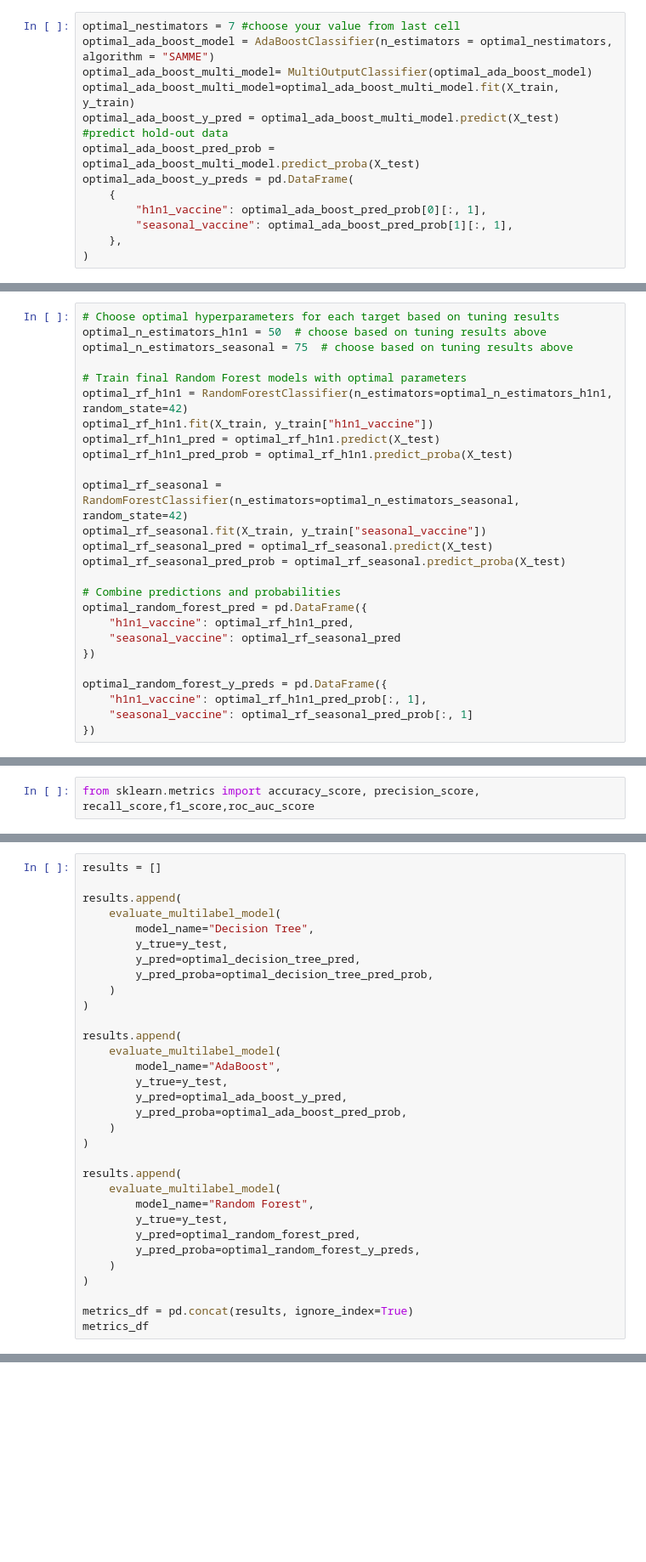
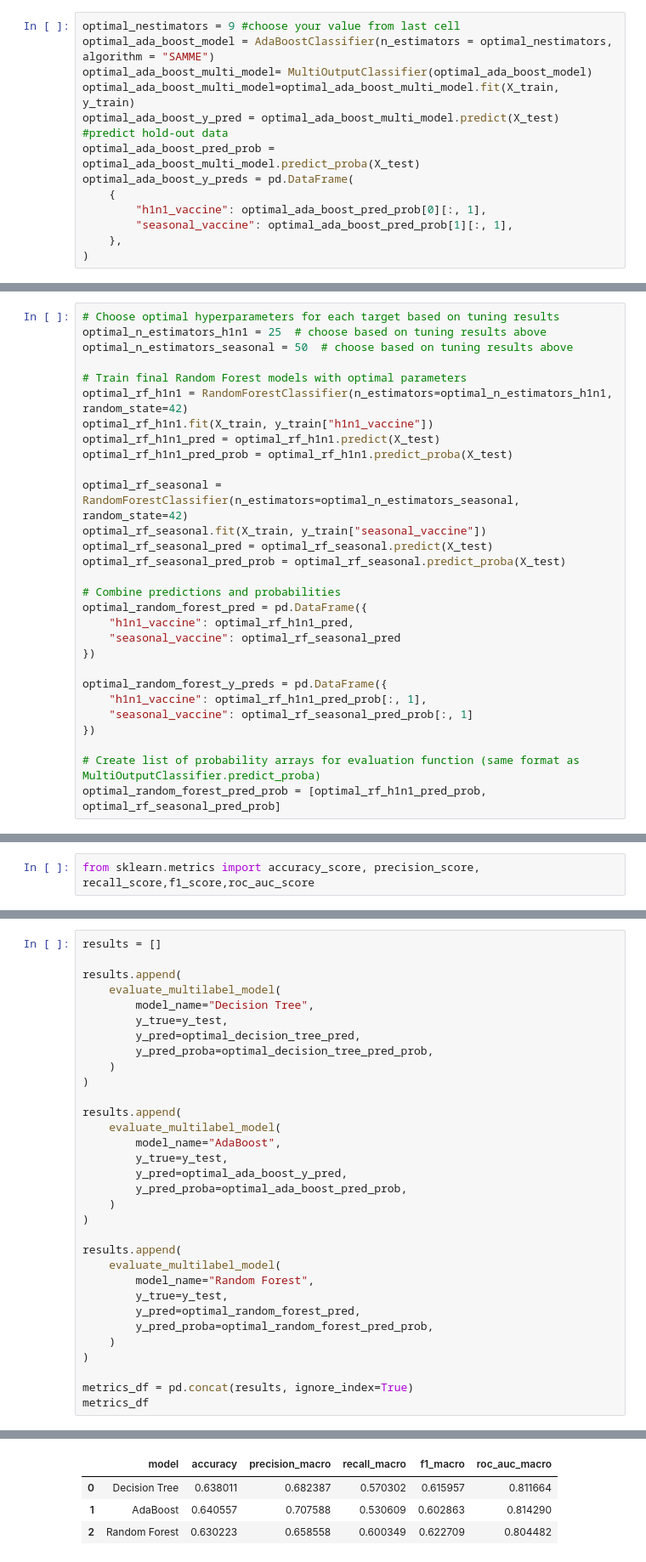
Before and after one commit to tonnerinho/Applied-Machine-Learning, a Jupyter notebook: Lab2/Lab 2_2026.ipynb, the cells around one changed output, grey strips where cells are left out. Shown at 85% size. Saved outputs shown, nothing was run; the diff lists cells and outputs as text; blank space fills up the shorter version.

```diff
--- a/Lab2/Lab 2_2026.ipynb
+++ b/Lab2/Lab 2_2026.ipynb
@@ -571,5 +575,5 @@ ada_hpo
 # %%
-optimal_nestimators = 7 #choose your value from last cell
+optimal_nestimators = 9 #choose your value from last cell
 optimal_ada_boost_model = AdaBoostClassifier(n_estimators = optimal_nestimators, algorithm = "SAMME")
 optimal_ada_boost_multi_model= MultiOutputClassifier(optimal_ada_boost_model)
 optimal_ada_boost_multi_model=optimal_ada_boost_multi_model.fit(X_train, y_train)
@@ -629,7 +633,7 @@ random_forest_hyperparameter_tuning_df
 # %%
 # Choose optimal hyperparameters for each target based on tuning results
-optimal_n_estimators_h1n1 = 50  # choose based on tuning results above
-optimal_n_estimators_seasonal = 75  # choose based on tuning results above
+optimal_n_estimators_h1n1 = 25  # choose based on tuning results above
+optimal_n_estimators_seasonal = 50  # choose based on tuning results above
 
 # Train final Random Forest models with optimal parameters
 optimal_rf_h1n1 = RandomForestClassifier(n_estimators=optimal_n_estimators_h1n1, random_state=42)
@@ -652,6 +656,9 @@ optimal_random_forest_y_preds = pd.DataFrame({
     "h1n1_vaccine": optimal_rf_h1n1_pred_prob[:, 1],
     "seasonal_vaccine": optimal_rf_seasonal_pred_prob[:, 1]
 })
+
+# Create list of probability arrays for evaluation function (same format as MultiOutputClassifier.predict_proba)
+optimal_random_forest_pred_prob = [optimal_rf_h1n1_pred_prob, optimal_rf_seasonal_pred_prob]
 # %% [markdown]
 #### Evaluation
 # %% [markdown]
@@ -703,7 +710,7 @@ results.append(
         model_name="Random Forest",
         y_true=y_test,
         y_pred=optimal_random_forest_pred,
-        y_pred_proba=optimal_random_forest_y_preds,
+        y_pred_proba=optimal_random_forest_pred_prob,
     )
 )
 
@@ -714,3 +720,7 @@ NameError: name 'optimal_decision_tree_pred_prob' is not defined
+|  | model | accuracy | precision_macro | recall_macro | f1_macro | roc_auc_macro |
+| 0 | Decision Tree | 0.638011 | 0.682387 | 0.570302 | 0.615957 | 0.811664 |
+| 1 | AdaBoost | 0.640557 | 0.707588 | 0.530609 | 0.602863 | 0.814290 |
+| 2 | Random Forest | 0.630223 | 0.658558 | 0.600349 | 0.622709 | 0.804482 |
 # %% [markdown]
 If we want to visualise this more clearly, we can look at the confusion matrices. This will show us what the model predicts in comparison to their true labels in a classification task. We detect true positives(TP, model predicted correct positive class), true negatives (TN, model predicted correct negative class), false positives(FP, model predicts a positive class when in reality it's not), and false negatives (model predicts a negative class when it should be positive).
 # %%
```
Also changed, not shown: parts of 18 cells of this notebook.
